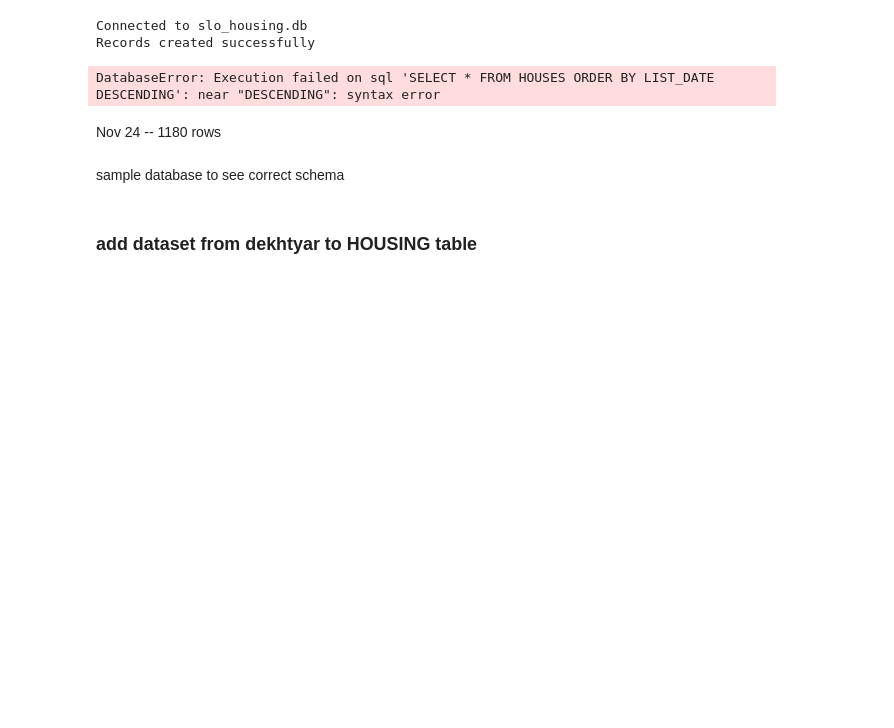
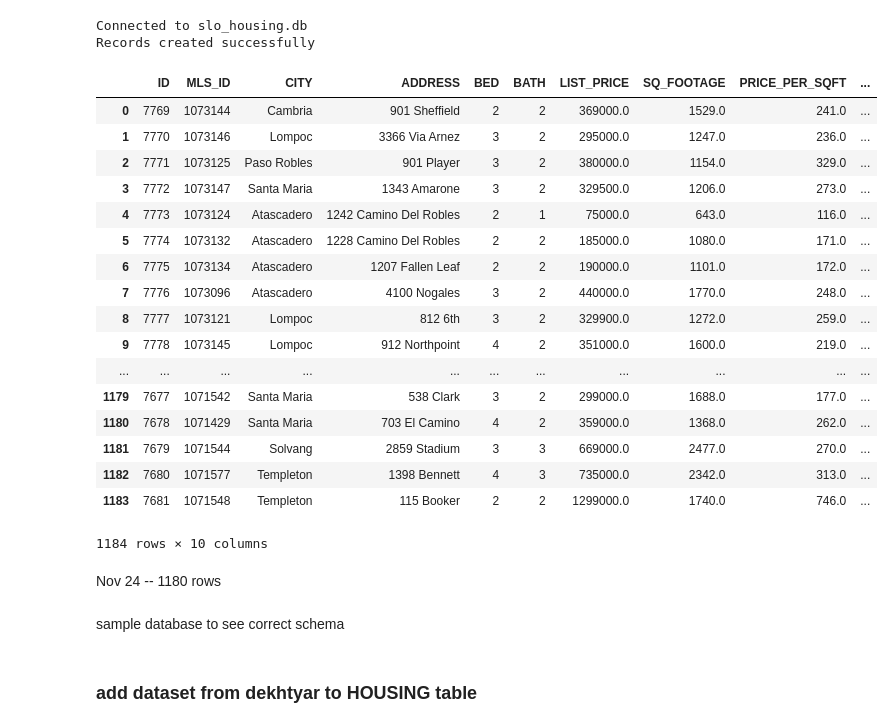
Before and after one commit to cgels/SLOHousingClassification, a Jupyter notebook: SLO Housing Scraper V2.0.ipynb, the cells around one changed output. Saved outputs shown, nothing was run; the diff lists cells and outputs as text; code cells hidden in the pictures; blank space fills up the shorter version.

```diff
--- a/SLO Housing Scraper V2.0.ipynb
+++ b/SLO Housing Scraper V2.0.ipynb
@@ -80,9 +80,26 @@ slo_houses.insert_dataframe(houses)
 Connected to slo_housing.db
 Records created successfully
 # %%
-slo_houses.get_dataframe_from_query("SELECT * FROM HOUSES ORDER BY LIST_DATE DESCENDING")
+slo_houses.get_dataframe_from_query("SELECT * FROM HOUSES ORDER BY date(LIST_DATE) DESC")
 # %% [output]
+|  | ID | MLS_ID | CITY | ADDRESS | BED | BATH | LIST_PRICE | SQ_FOOTAGE | PRICE_PER_SQFT | ... |
+| 0 | 7769 | 1073144 | Cambria | 901 Sheffield | 2 | 2 | 369000.0 | 1529.0 | 241.0 | ... |
+| 1 | 7770 | 1073146 | Lompoc | 3366 Via Arnez | 3 | 2 | 295000.0 | 1247.0 | 236.0 | ... |
+| 2 | 7771 | 1073125 | Paso Robles | 901 Player | 3 | 2 | 380000.0 | 1154.0 | 329.0 | ... |
+| 3 | 7772 | 1073147 | Santa Maria | 1343 Amarone | 3 | 2 | 329500.0 | 1206.0 | 273.0 | ... |
+| 4 | 7773 | 1073124 | Atascadero | 1242 Camino Del Robles | 2 | 1 | 75000.0 | 643.0 | 116.0 | ... |
+| 5 | 7774 | 1073132 | Atascadero | 1228 Camino Del Robles | 2 | 2 | 185000.0 | 1080.0 | 171.0 | ... |
+| 6 | 7775 | 1073134 | Atascadero | 1207 Fallen Leaf | 2 | 2 | 190000.0 | 1101.0 | 172.0 | ... |
+| 7 | 7776 | 1073096 | Atascadero | 4100 Nogales | 3 | 2 | 440000.0 | 1770.0 | 248.0 | ... |
+| 8 | 7777 | 1073121 | Lompoc | 812 6th | 3 | 2 | 329900.0 | 1272.0 | 259.0 | ... |
+| 9 | 7778 | 1073145 | Lompoc | 912 Northpoint | 4 | 2 | 351000.0 | 1600.0 | 219.0 | ... |
+| ... | ... | ... | ... | ... | ... | ... | ... | ... | ... | ... |
+| 1179 | 7677 | 1071542 | Santa Maria | 538 Clark | 3 | 2 | 299000.0 | 1688.0 | 177.0 | ... |
+| 1180 | 7678 | 1071429 | Santa Maria | 703 El Camino | 4 | 2 | 359000.0 | 1368.0 | 262.0 | ... |
+| 1181 | 7679 | 1071544 | Solvang | 2859 Stadium | 3 | 3 | 669000.0 | 2477.0 | 270.0 | ... |
+| 1182 | 7680 | 1071577 | Templeton | 1398 Bennett | 4 | 3 | 735000.0 | 2342.0 | 313.0 | ... |
+| 1183 | 7681 | 1071548 | Templeton | 115 Booker | 2 | 2 | 1299000.0 | 1740.0 | 746.0 | ... |
-DatabaseError: Execution failed on sql 'SELECT * FROM HOUSES ORDER BY LIST_DATE DESCENDING': near "DESCENDING": syntax error
+1184 rows × 10 columns
 # %% [markdown]
 Nov 24 -- 1180 rows
 # %% [markdown]
```
Also changed, not shown: parts of 3 cells of this notebook, 1 other file.
